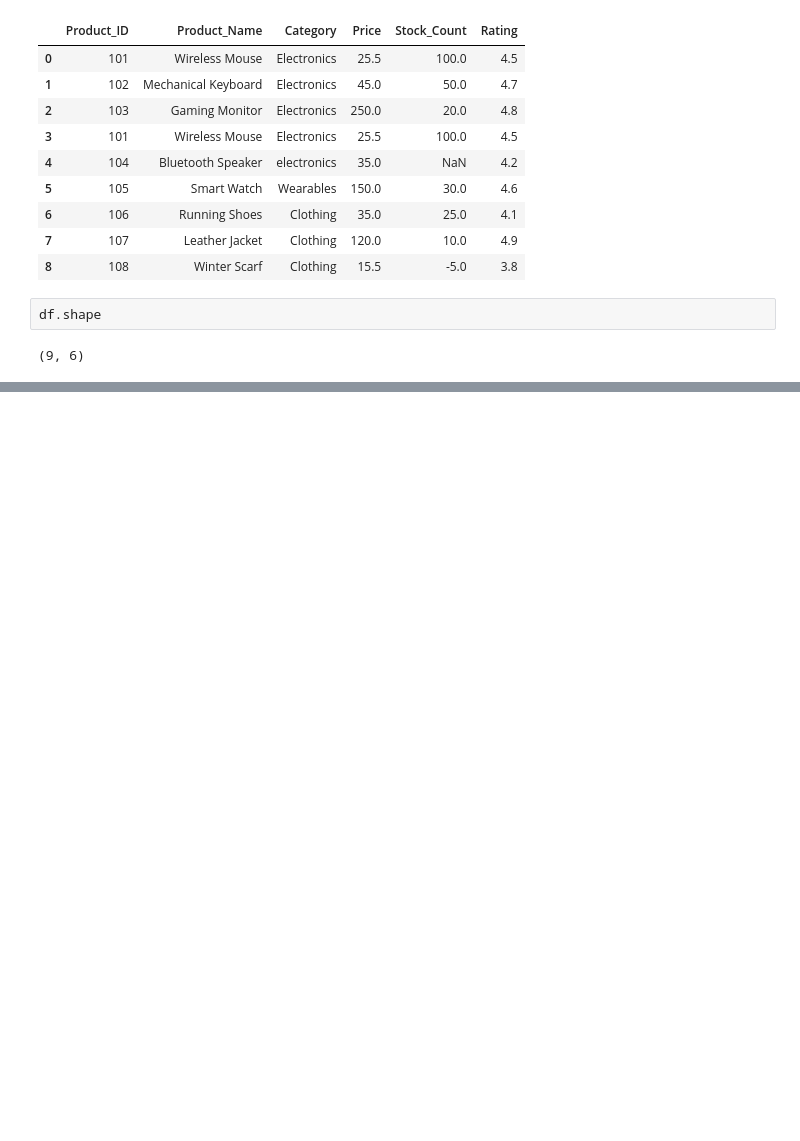
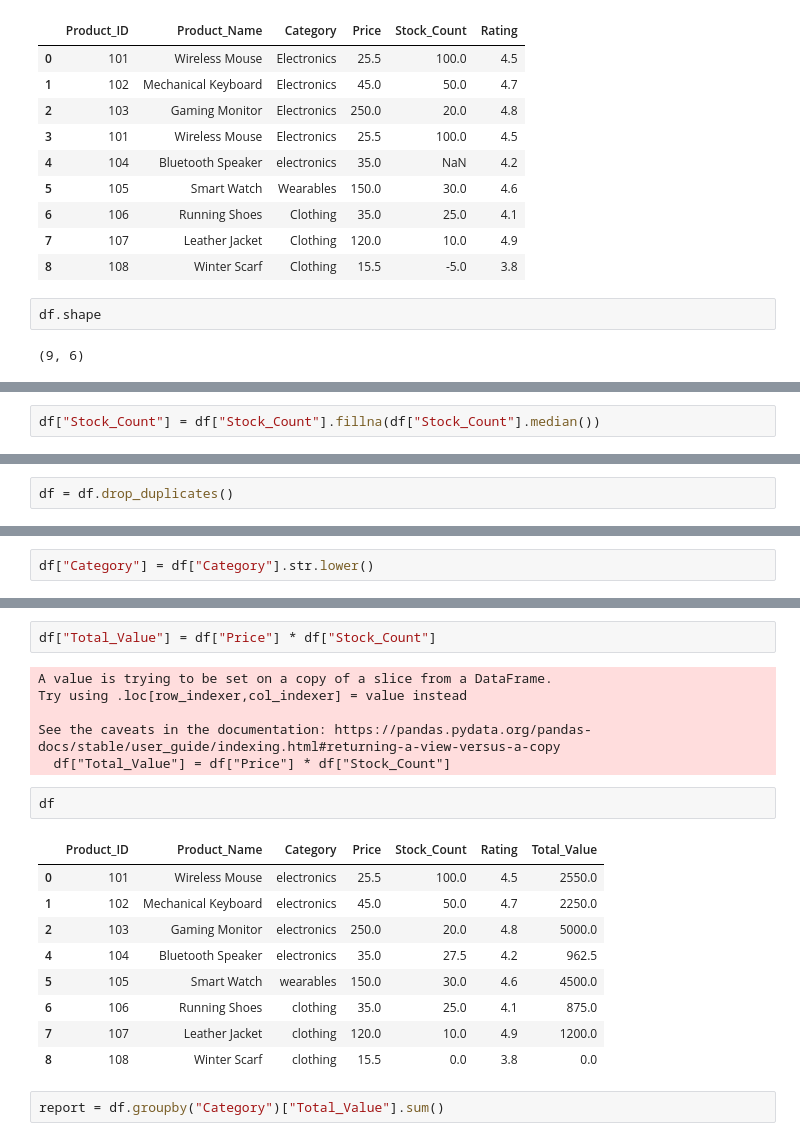
Before and after one commit to piyushraj-code/Learn-Data-Science, a Jupyter notebook: Dirty Data Challenge/data processing.ipynb, the cells around one changed output, grey strips where cells are left out. Saved outputs shown, nothing was run; the diff lists cells and outputs as text; blank space fills up the shorter version.

```diff
--- a/Dirty Data Challenge/data processing.ipynb
+++ b/Dirty Data Challenge/data processing.ipynb
@@ -163,0 +182,2 @@ df.shape
+# %%
+df["Stock_Count"] = df["Stock_Count"].fillna(df["Stock_Count"].median())
@@ -163,0 +210,2 @@ df.shape
+# %%
+df = df.drop_duplicates()
@@ -163,0 +224,2 @@ df.shape
+# %%
+df["Category"] = df["Category"].str.lower()
@@ -163,0 +256,22 @@ df.shape
+# %%
+df["Total_Value"] = df["Price"] * df["Stock_Count"]
+# %% [output]
+A value is trying to be set on a copy of a slice from a DataFrame.
+Try using .loc[row_indexer,col_indexer] = value instead
+
+See the caveats in the documentation: https://pandas.pydata.org/pandas-docs/stable/user_guide/indexing.html#returning-a-view-versus-a-copy
+  df["Total_Value"] = df["Price"] * df["Stock_Count"]
+# %%
+df
+# %% [output]
+|  | Product_ID | Product_Name | Category | Price | Stock_Count | Rating | Total_Value |
+| 0 | 101 | Wireless Mouse | electronics | 25.5 | 100.0 | 4.5 | 2550.0 |
+| 1 | 102 | Mechanical Keyboard | electronics | 45.0 | 50.0 | 4.7 | 2250.0 |
+| 2 | 103 | Gaming Monitor | electronics | 250.0 | 20.0 | 4.8 | 5000.0 |
+| 4 | 104 | Bluetooth Speaker | electronics | 35.0 | 27.5 | 4.2 | 962.5 |
+| 5 | 105 | Smart Watch | wearables | 150.0 | 30.0 | 4.6 | 4500.0 |
+| 6 | 106 | Running Shoes | clothing | 35.0 | 25.0 | 4.1 | 875.0 |
+| 7 | 107 | Leather Jacket | clothing | 120.0 | 10.0 | 4.9 | 1200.0 |
+| 8 | 108 | Winter Scarf | clothing | 15.5 | 0.0 | 3.8 | 0.0 |
+# %%
+report = df.groupby("Category")["Total_Value"].sum()
```
Also changed, not shown: parts of 15 cells of this notebook, 2 other files.
